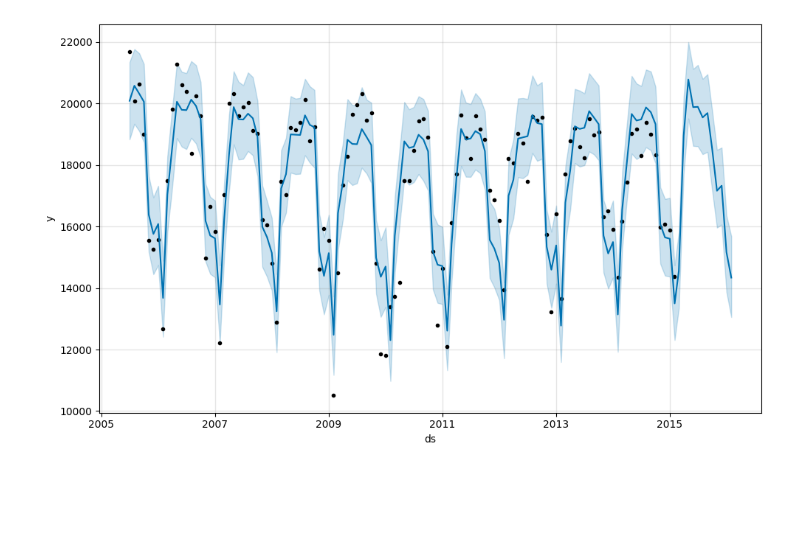
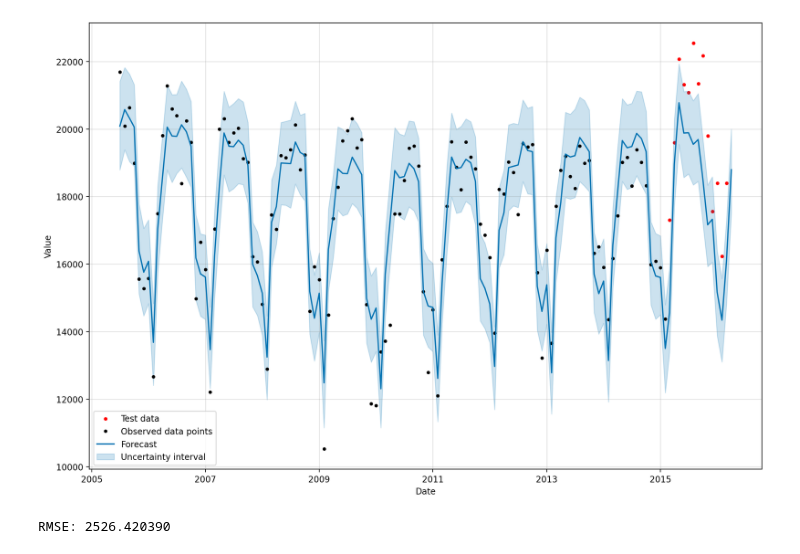
Before and after one commit to vasily-kartashov/time-series-with-bayesian-modelling, a Jupyter notebook: part-04.ipynb, the cells around one changed output. Cells and saved outputs as stored; diff of their text form; code cells hidden in the pictures; blank space fills up the shorter version.

Commit message:
Computed RMSE

```diff
--- a/part-04.ipynb
+++ b/part-04.ipynb
@@ -1,12 +1,18 @@
 # %%
+from math import sqrt
+
 import pandas as pd
-from matplotlib import pyplot as plt
+from matplotlib import rcParams, pyplot as plt
 from prophet import Prophet
+from sklearn.metrics import mean_squared_error
 from sklearn.model_selection import train_test_split
+
+rcParams['figure.figsize'] = [12, 8] # set the figure size
+rcParams['figure.dpi'] = 200 # set the resolution
 # %%
 df = pd.read_csv('british airways.csv',
                  skiprows=1,
                  names=['ds', 'y'],
                  parse_dates=['ds'],
                  dtype={'y': float})
-df
+df = df.dropna()
@@ -27,6 +19,6 @@ df
 # %%
 train_data, test_data = train_test_split(df, test_size=0.1, shuffle=False)
 # %%
-prophet = Prophet()
-prophet.fit(train_data)
+model = Prophet()
+model.fit(train_data)
 # %% [output]
@@ -35,9 +27,17 @@ prophet.fit(train_data)
 <prophet.forecaster.Prophet at 0x...>
 # %%
-future = prophet.make_future_dataframe(periods=12, freq='M')
-forecast = prophet.predict(future)
+future = model.make_future_dataframe(periods=len(test_data) + 1, freq='M')
+forecast = model.predict(future)
 
-fig = prophet.plot(forecast, uncertainty=True)
+fig, ax = plt.subplots()
+ax.scatter(test_data['ds'], test_data['y'], color='red', label='Test data', s=10)
+model.plot(forecast, ax=ax, uncertainty=True, plot_cap=True, xlabel='Date', ylabel='Value')
+plt.legend()
 plt.show()
 # %% [output]
-[figure, old version]
+[figure, new version]
+# %%
+rmse = sqrt(mean_squared_error(forecast[-len(test_data):]['yhat'], test_data['y']))
+print('RMSE: %f' % rmse)
+# %% [output]
+RMSE: 2526.420390
```
Also changed, not shown: parts of 2 cells of this notebook, 2 other files.
